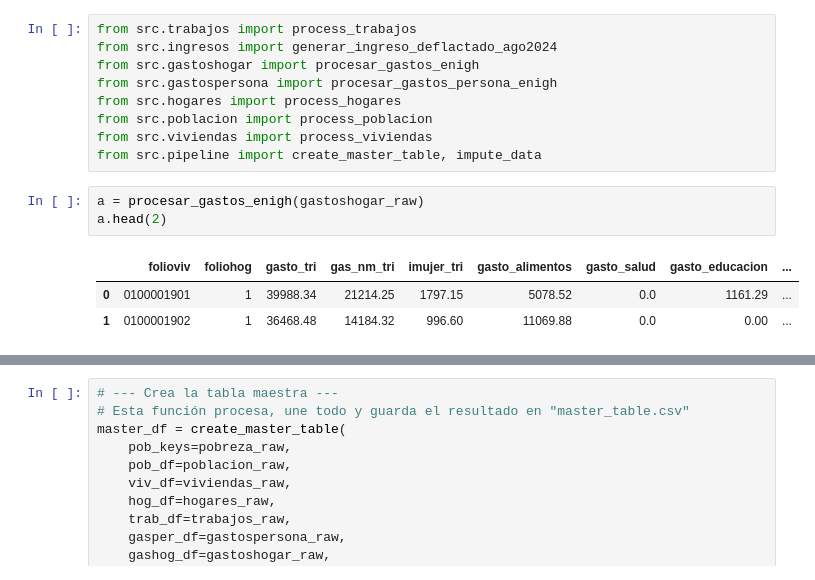
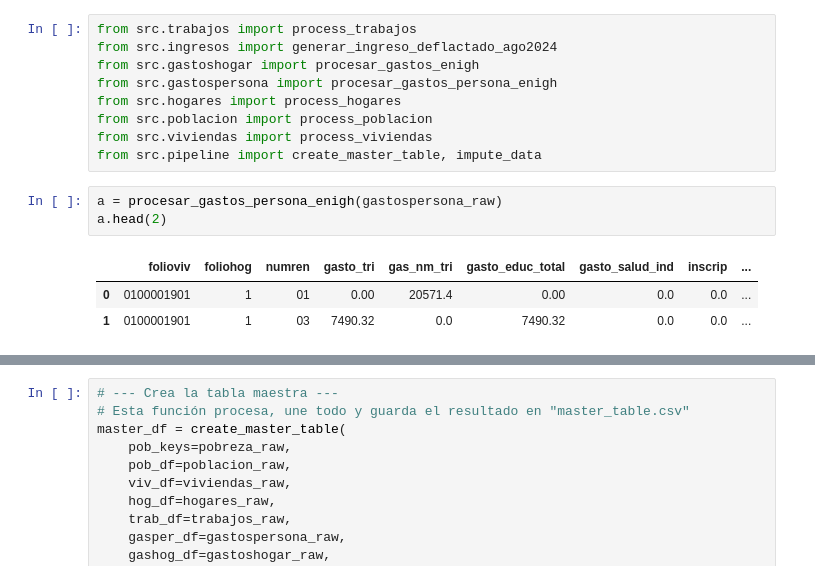
Before and after one commit to LizamaD/Cap3_MedicionPobreza, a Jupyter notebook: notebooks/app.ipynb, the cells around one changed output, grey strips where cells are left out. Cells and saved outputs as stored; diff of their text form.

```diff
--- a/notebooks/app.ipynb
+++ b/notebooks/app.ipynb
@@ -44,10 +44,10 @@ from src.poblacion import process_poblacion
 from src.viviendas import process_viviendas
 from src.pipeline import create_master_table, impute_data
 # %%
-a = procesar_gastos_enigh(gastoshogar_raw)
+a = procesar_gastos_persona_enigh(gastospersona_raw)
 a.head(2)
 # %% [output]
-|  | folioviv | foliohog | gasto_tri | gas_nm_tri | imujer_tri | gasto_alimentos | gasto_salud | gasto_educacion | ... |
-| 0 | 0100001901 | 1 | 39988.34 | 21214.25 | 1797.15 | 5078.52 | 0.0 | 1161.29 | ... |
-| 1 | 0100001902 | 1 | 36468.48 | 14184.32 | 996.60 | 11069.88 | 0.0 | 0.00 | ... |
+|  | folioviv | foliohog | numren | gasto_tri | gas_nm_tri | gasto_educ_total | gasto_salud_ind | inscrip | ... |
+| 0 | 0100001901 | 1 | 01 | 0.00 | 20571.4 | 0.00 | 0.0 | 0.0 | ... |
+| 1 | 0100001901 | 1 | 03 | 7490.32 | 0.0 | 7490.32 | 0.0 | 0.0 | ... |
 # %%
```
Also changed, not shown: parts of 3 cells of this notebook, 1 other file.
